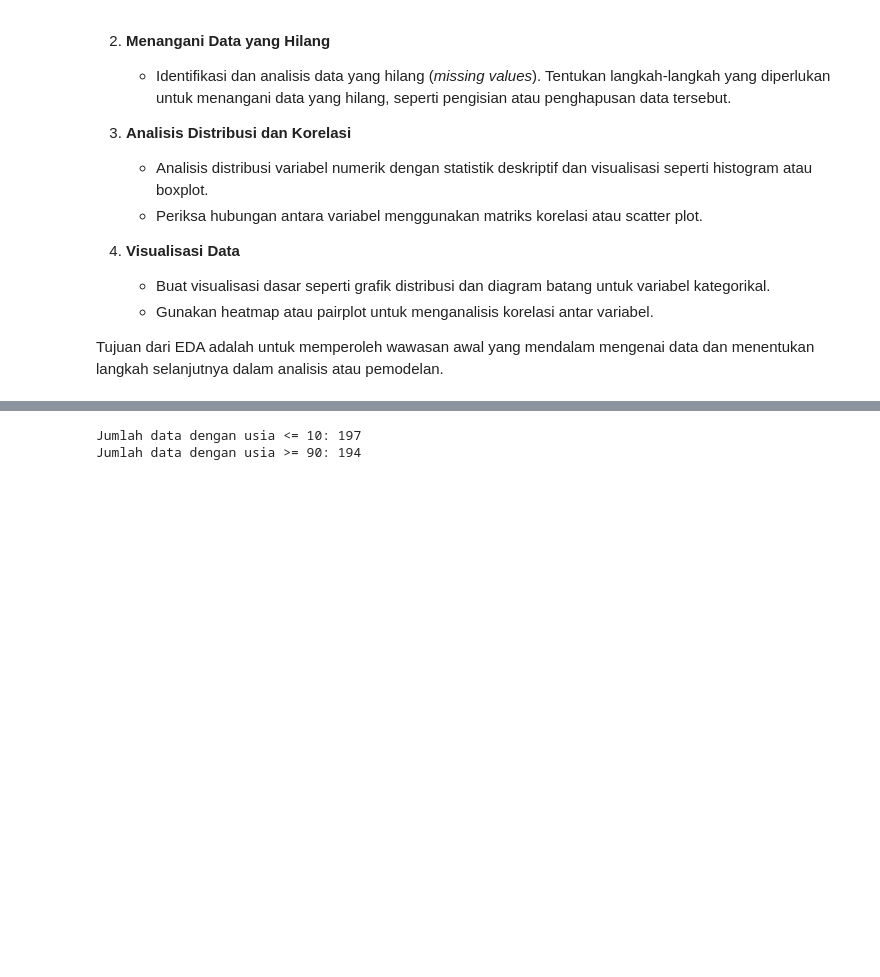
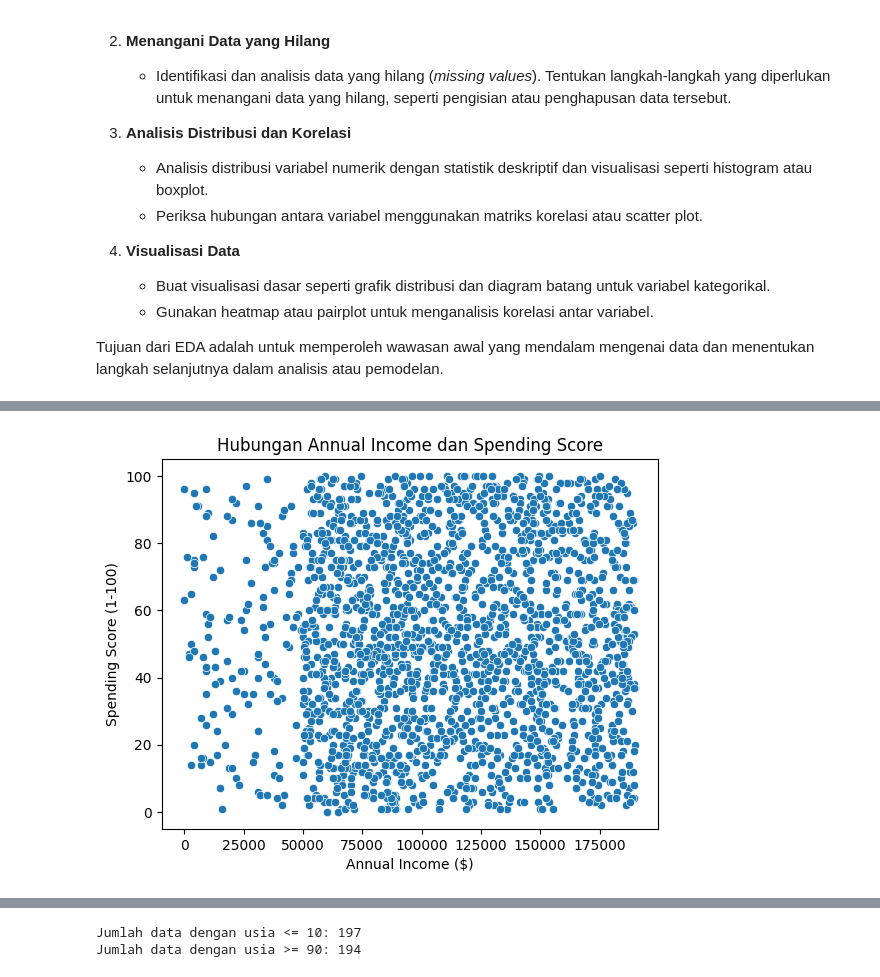
Before and after one commit to danendrafau/customer-segmentation, a Jupyter notebook: [Clustering]_Submission_Akhir_BMLP_Danendra_Fahar_Utama.ipynb, the cells around one changed output, grey strips where cells are left out. Drawn from its saved outputs; the diff is of its cells as text; code cells hidden in the pictures; blank space fills up the shorter version.

```diff
--- a/[Clustering]_Submission_Akhir_BMLP_Danendra_Fahar_Utama.ipynb
+++ b/[Clustering]_Submission_Akhir_BMLP_Danendra_Fahar_Utama.ipynb
@@ -154,0 +135,7 @@ Saya **mencurigai** beberapa data pada kolom "Age" yang bernilai kecil bahkan 0,
+# %%
+#scatter
+sns.scatterplot(x='Annual Income ($)', y='Spending Score (1-100)', data=data)
+plt.title('Hubungan Annual Income dan Spending Score')
+plt.show()
+# %% [output]
+[figure, added]
```
Also changed, not shown: parts of 39 cells of this notebook.
